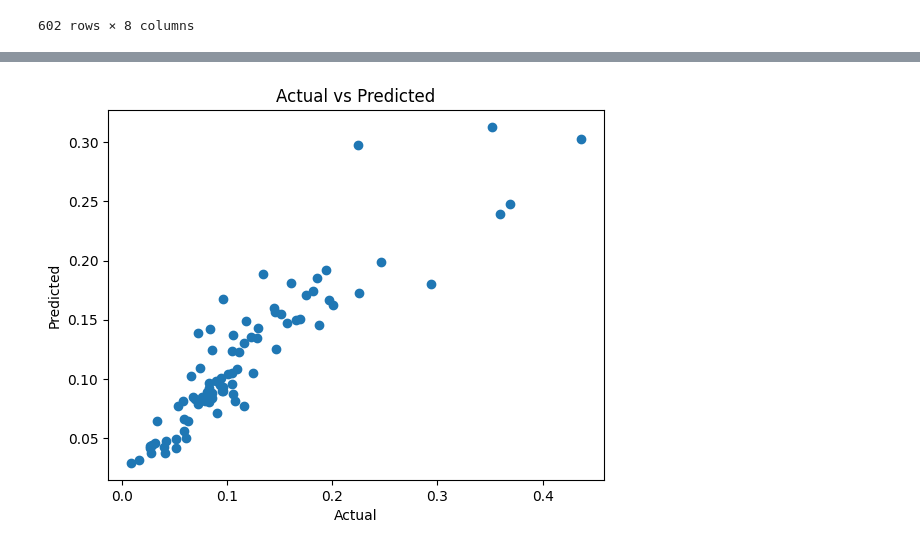
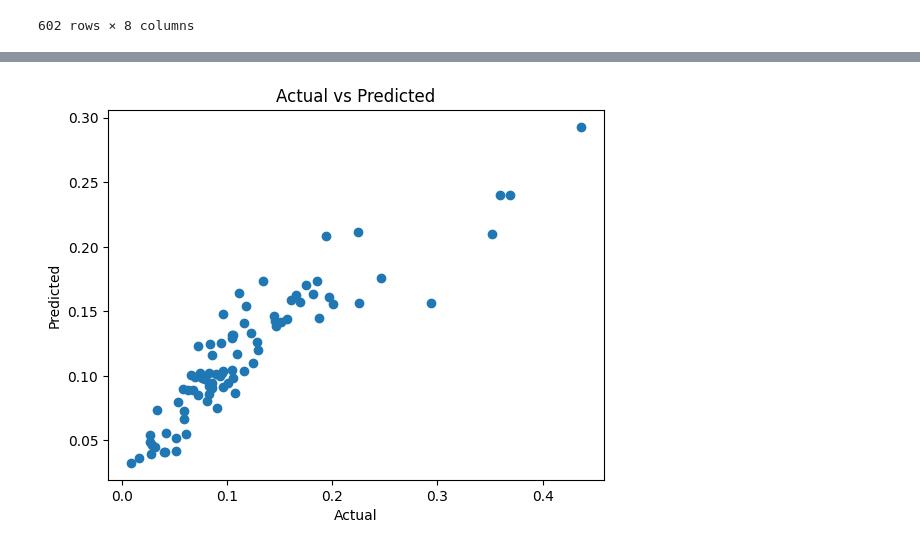
Before and after one commit to glen-langdale/Applied_Data_Analytics_Project, a Jupyter notebook: data_model_compare_pre_post_covid_random_forest.ipynb.ipynb, the cells around one changed output, grey strips where cells are left out. Saved outputs shown, nothing was run; the diff lists cells and outputs as text; code cells hidden in the pictures.

```diff
--- a/data_model_compare_pre_post_covid_random_forest.ipynb.ipynb
+++ b/data_model_compare_pre_post_covid_random_forest.ipynb.ipynb
@@ -53,6 +59,6 @@ mydata
 # %%
 #convert categorical variables
-mydata_2022_encoded = pd.get_dummies(mydata, columns=['ISHMT', 'County'], drop_first=True)
+mydata_2022_encoded = pd.get_dummies(mydata, columns=['ISHMT', 'County'], drop_first=False)
 
 #split data into covid and post-covid
 mydata_pre_feb2022 = mydata_2022_encoded[mydata_2022_encoded['date']<'2022-02-01']
@@ -86,0 +156,17 @@ Random Forest RMSE: 0.04
+# %%
+from sklearn.feature_selection import RFECV
+from sklearn.model_selection import KFold
+#cross validate
+cv = KFold(n_splits=5)
+
+#rfe(cv) to let the model pick the otimum features (instead of giving it a number I want)
+rfecv = RFECV(estimator=model_covid_base,step=2,cv=cv,scoring='neg_mean_absolute_error'  # Or 'r2', 'neg_mean_absolute_error', etc.'neg_mean_squared_error'
+)
+
+rfecv.fit(X_train, y_train)
+
+# Get the selected features
+selected_features = X_train.columns[rfecv.support_]
+
+print(f"Optimal number of features: {rfecv.n_features_}")
+print(f"Selected features: {selected_features.tolist()}")
@@ -165,11 +515,12 @@ plt.show()
 # %%
-predictions = model.predict(X_test)
+#plot actuals vs predictions
+predictions = model_covid_bayes.predict(X_test)
 
 plt.scatter(y_test, predictions)
 plt.xlabel("Actual")
 plt.ylabel("Predicted")
 plt.title("Actual vs Predicted")
 plt.show()
 # %% [output]
-[figure, old version]
+[figure, new version]
 # %%
```
Also changed, not shown: parts of 43 cells of this notebook.
